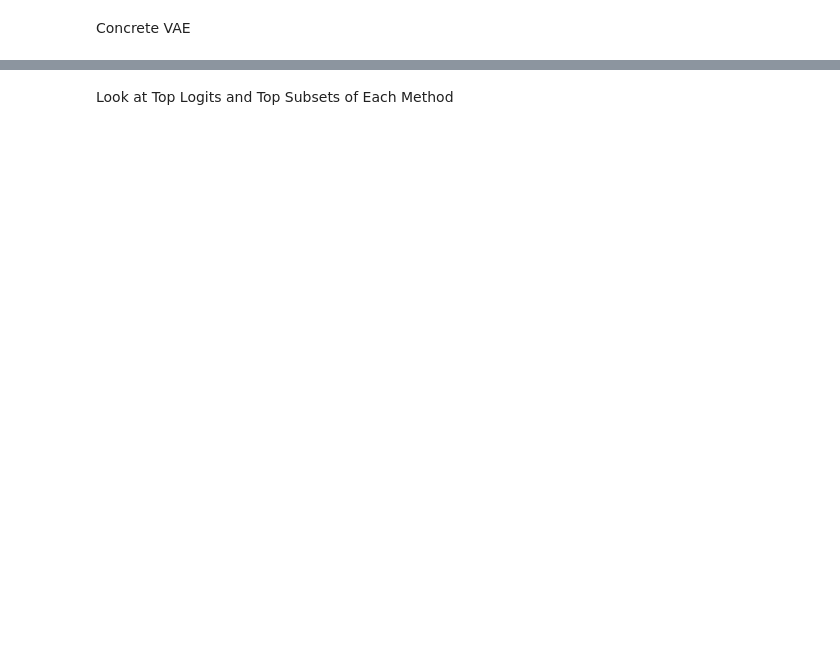
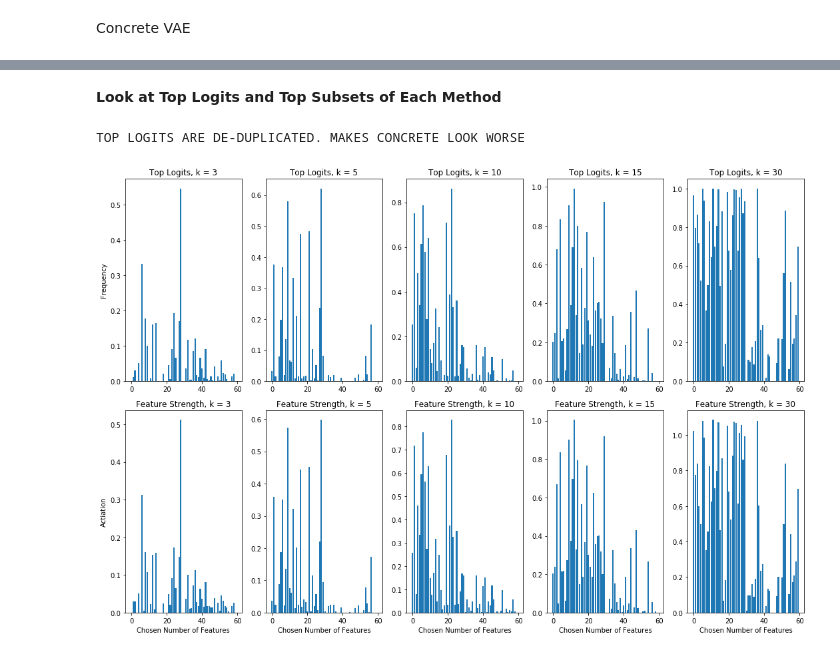
Before and after one commit to beelze-b/Differentiable-Sparse-Subset-Selection, a Jupyter notebook: notebooks/14_Visualization.ipynb, the cells around one changed output, grey strips where cells are left out. Cells and saved outputs as stored; diff of their text form; code cells hidden in the pictures; blank space fills up the shorter version.

```diff
--- a/notebooks/14_Visualization.ipynb
+++ b/notebooks/14_Visualization.ipynb
@@ -619,2 +594,2 @@ plt.legend()
 # %% [markdown]
-Look at Top Logits and Top Subsets of Each Method
+**Look at Top Logits and Top Subsets of Each Method**
@@ -621,22 +608,52 @@ Look at Top Logits and Top Subsets of Each Method
 # %%
-def visualize_top_vanilla_vae_gumbel():
+def visualize_top_logits_generic(data, model_type, model_constructor, logits_getter, trial_num = 5):
+    print("TOP LOGITS ARE DE-DUPLICATED. MAKES CONCRETE LOOK WORSE")
+    generic_path = '../data/models/final_run/{}/k_{}/model_trial_{}.pt'
+    inds = np.arange(data.shape[0])
 
-    inds = np.arange(data.shape[0])
+    fig, axes = plt.subplots(nrows = 2, ncols = len(k_lab), figsize = (15, 10))
+    labels = ['logits', 'subsets']
+    y_labels = ['Frequency', 'Activation']
+    titles = ['Top Logits', 'Feature Strength']
+    graph_logits = []
+    graph_subsets = []
+
+
     for k in k_lab:
-        all_logits = torch.zeros(train_data.shape[1], dtype = torch.float32)
-        all_subsets = torch.zeros(train_data.shape[1], dtype = torch.float32)
+        all_logits = torch.zeros(data.shape[1], dtype = torch.float32)
+        all_subsets = torch.zeros(data.shape[1], dtype = torch.float32)
         all_logits = all_logits.to(device)
         all_subsets = all_subsets.to(device)
         for trial in range(1, 1+trial_num):
             # test model
-            path = '../data/models/final_run/vanilla_vae_gumbel/k_{}/model_trial_{}.pt'.format(k, trial_num)
-            model = VAE_Gumbel(2*D, 100, 20, k = k, t = global_t)
-            model.load_state_dict(torch.load(path))
-            model.to(device)
-            logits, gumbels = top_logits_gumbel_vanilla_vae_gumbel(test_data, model)
+            path = generic_path.format(model_type, k, trial_num)
+            model_constr = partial(model_constructor, 2*D, 100, 20, k = k, t = global_t)
+            model = load_model(path, model_constr)
+
+            logits, gumbels = logits_getter(test_data, model)
 
             all_logits += logits
             all_subsets += gumbels
 
         all_logits /= trial_num
         all_subsets /= trial_num
+        graph_logits.append(all_logits)
+        graph_subsets.append(all_subsets)
+    feature_ind = np.arange(2*D)
+    for i in range(len(k_lab)):
+        ax0 = axes[0, i]
+        ax1 = axes[1, i]
+        ax0.bar(feature_ind, graph_logits[i].cpu().numpy())
+        ax1.bar(feature_ind, graph_subsets[i].cpu().numpy())
+        ax1.set_xlabel("Chosen Number of Features")
+        ax0.set_title("Top Logits, k = {}".format(k_lab[i]))
+        ax1.set_title("Feature Strength, k = {}".format(k_lab[i]))
+
+    axes[0, 0].set_ylabel("Frequency")
+    axes[1, 0].set_ylabel("Actiation")
+    plt.tight_layout()
+# %%
+visualize_top_logits_generic(test_data, 'vanilla_vae_gumbel', VAE_Gumbel, top_logits_gumbel_vanilla_vae_gumbel)
+# %% [output]
+TOP LOGITS ARE DE-DUPLICATED. MAKES CONCRETE LOOK WORSE
+[figure, added]
```
Also changed, not shown: parts of 36 cells of this notebook.
